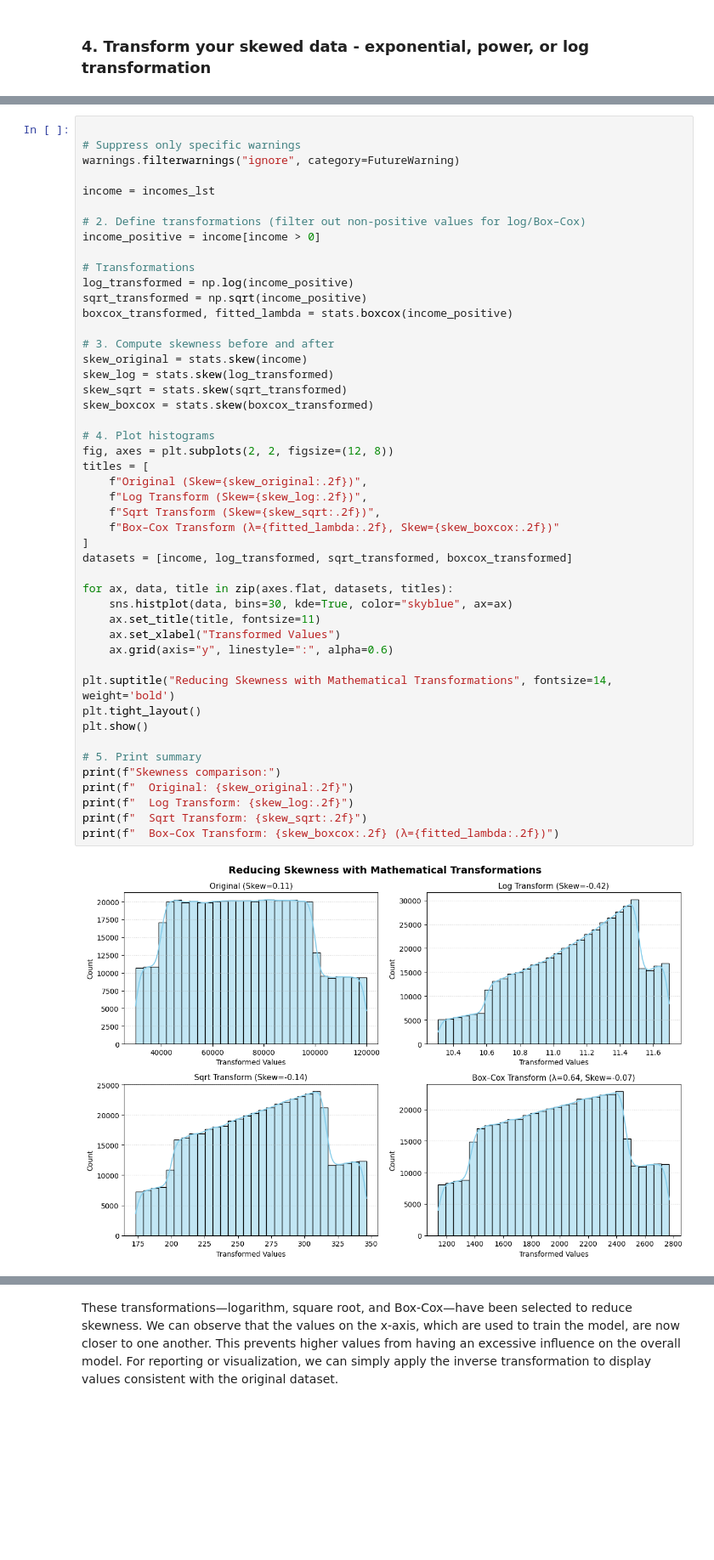
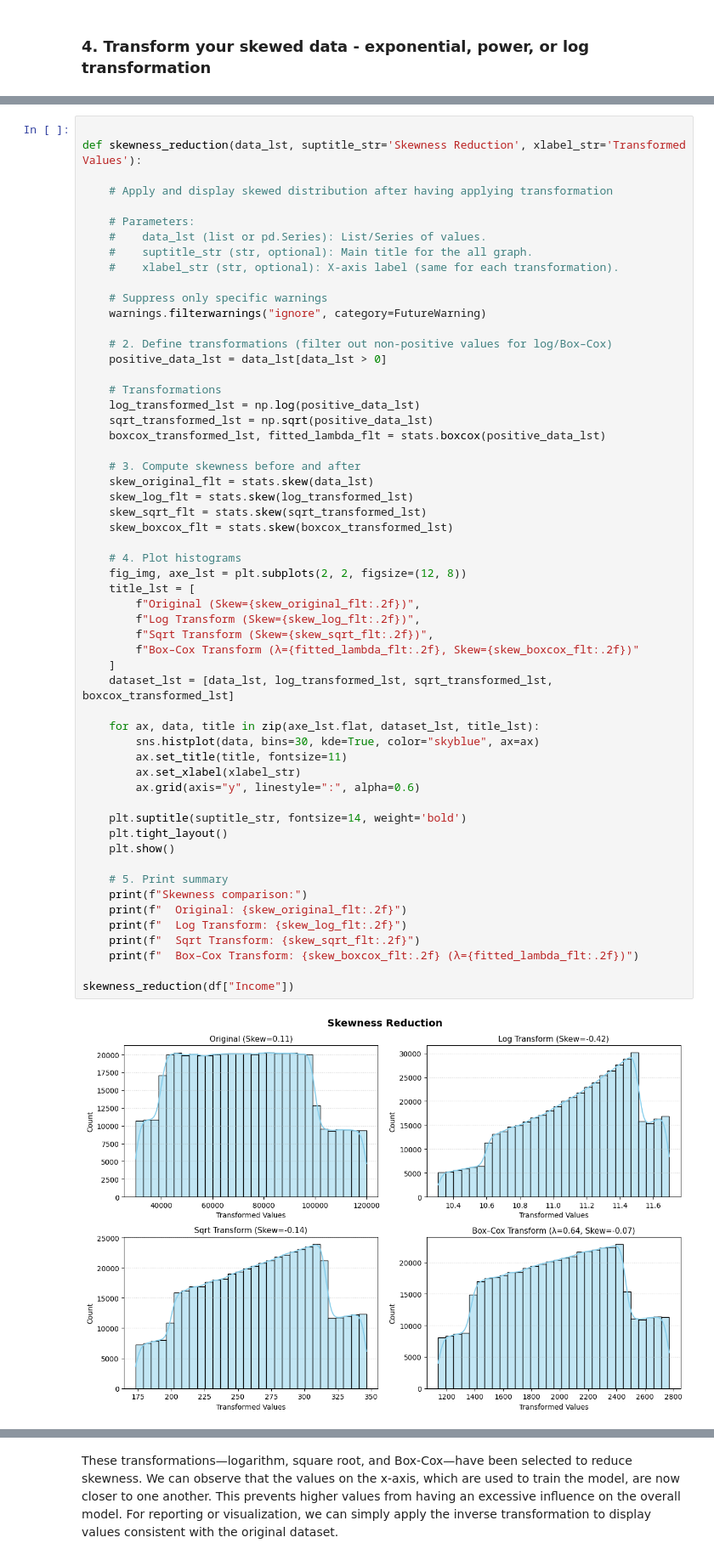
Before and after one commit to FrankieN-data/l3-data-certificate, a Jupyter notebook: notebooks/unit2-question4-data-bias.ipynb, the cells around one changed output, grey strips where cells are left out. Shown: that part at 85% size. Drawn from its saved outputs; the diff is of its cells as text; blank space fills up the shorter version.

```diff
--- a/notebooks/unit2-question4-data-bias.ipynb
+++ b/notebooks/unit2-question4-data-bias.ipynb
@@ -300,53 +313,62 @@ Use clear titles, labels, and colors for professional readability.
 Add a note that the visualization and transformation code was generated with the assistance of an AI model (ChatGPT, GPT-5) for transparency and reproducibility.
 # %%
 
-# Suppress only specific warnings
-warnings.filterwarnings("ignore", category=FutureWarning)
+def skewness_reduction(data_lst, suptitle_str='Skewness Reduction', xlabel_str='Transformed Values'):
 
-income = incomes_lst
+    # Apply and display skewed distribution after having applying transformation
 
-# 2. Define transformations (filter out non-positive values for log/Box–Cox)
-income_positive = income[income > 0]
+    # Parameters:
+    #    data_lst (list or pd.Series): List/Series of values.
+    #    suptitle_str (str, optional): Main title for the all graph.
+    #    xlabel_str (str, optional): X-axis label (same for each transformation).
 
-# Transformations
-log_transformed = np.log(income_positive)
-sqrt_transformed = np.sqrt(income_positive)
-boxcox_transformed, fitted_lambda = stats.boxcox(income_positive)
+    # Suppress only specific warnings
+    warnings.filterwarnings("ignore", category=FutureWarning)
 
-# 3. Compute skewness before and after
-skew_original = stats.skew(income)
-skew_log = stats.skew(log_transformed)
-skew_sqrt = stats.skew(sqrt_transformed)
-skew_boxcox = stats.skew(boxcox_transformed)
+    # 2. Define transformations (filter out non-positive values for log/Box–Cox)
+    positive_data_lst = data_lst[data_lst > 0]
 
-# 4. Plot histograms
-fig, axes = plt.subplots(2, 2, figsize=(12, 8))
-titles = [
-    f"Original (Skew={skew_original:.2f})",
-    f"Log Transform (Skew={skew_log:.2f})",
-    f"Sqrt Transform (Skew={skew_sqrt:.2f})",
-    f"Box–Cox Transform (λ={fitted_lambda:.2f}, Skew={skew_boxcox:.2f})"
-]
-datasets = [income, log_transformed, sqrt_transformed, boxcox_transformed]
+    # Transformations
+    log_transformed_lst = np.log(positive_data_lst)
+    sqrt_transformed_lst = np.sqrt(positive_data_lst)
+    boxcox_transformed_lst, fitted_lambda_flt = stats.boxcox(positive_data_lst)
 
-for ax, data, title in zip(axes.flat, datasets, titles):
-    sns.histplot(data, bins=30, kde=True, color="skyblue", ax=ax)
-    ax.set_title(title, fontsize=11)
-    ax.set_xlabel("Transformed Values")
-    ax.grid(axis="y", linestyle=":", alpha=0.6)
+    # 3. Compute skewness before and after
+    skew_original_flt = stats.skew(data_lst)
+    skew_log_flt = stats.skew(log_transformed_lst)
+    skew_sqrt_flt = stats.skew(sqrt_transformed_lst)
+    skew_boxcox_flt = stats.skew(boxcox_transformed_lst)
 
-plt.suptitle("Reducing Skewness with Mathematical Transformations", fontsize=14, weight='bold')
-plt.tight_layout()
-plt.show()
+    # 4. Plot histograms
+    fig_img, axe_lst = plt.subplots(2, 2, figsize=(12, 8))
+    title_lst = [
+        f"Original (Skew={skew_original_flt:.2f})",
+        f"Log Transform (Skew={skew_log_flt:.2f})",
+        f"Sqrt Transform (Skew={skew_sqrt_flt:.2f})",
+        f"Box–Cox Transform (λ={fitted_lambda_flt:.2f}, Skew={skew_boxcox_flt:.2f})"
+    ]
+    dataset_lst = [data_lst, log_transformed_lst, sqrt_transformed_lst, boxcox_transformed_lst]
 
-# 5. Print summary
-print(f"Skewness comparison:")
-print(f"  Original: {skew_original:.2f}")
-print(f"  Log Transform: {skew_log:.2f}")
-print(f"  Sqrt Transform: {skew_sqrt:.2f}")
-print(f"  Box–Cox Transform: {skew_boxcox:.2f} (λ={fitted_lambda:.2f})")
+    for ax, data, title in zip(axe_lst.flat, dataset_lst, title_lst):
+        sns.histplot(data, bins=30, kde=True, color="skyblue", ax=ax)
+        ax.set_title(title, fontsize=11)
+        ax.set_xlabel(xlabel_str)
+        ax.grid(axis="y", linestyle=":", alpha=0.6)
+
+    plt.suptitle(suptitle_str, fontsize=14, weight='bold')
+    plt.tight_layout()
+    plt.show()
+
+    # 5. Print summary
+    print(f"Skewness comparison:")
+    print(f"  Original: {skew_original_flt:.2f}")
+    print(f"  Log Transform: {skew_log_flt:.2f}")
+    print(f"  Sqrt Transform: {skew_sqrt_flt:.2f}")
+    print(f"  Box–Cox Transform: {skew_boxcox_flt:.2f} (λ={fitted_lambda_flt:.2f})")
+
+skewness_reduction(df["Income"])
 # %% [output]
-[figure, old version]
+[figure, new version]
 Skewness comparison:
   Original: 0.11
   Log Transform: -0.42
```
Also changed, not shown: parts of 4 cells of this notebook.
